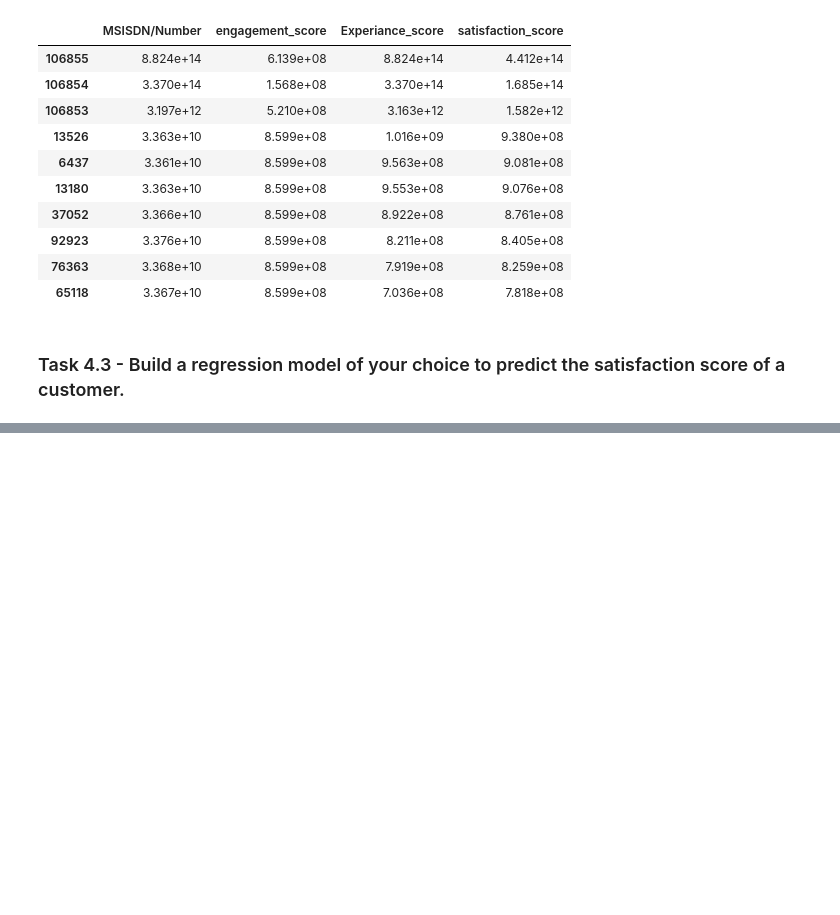
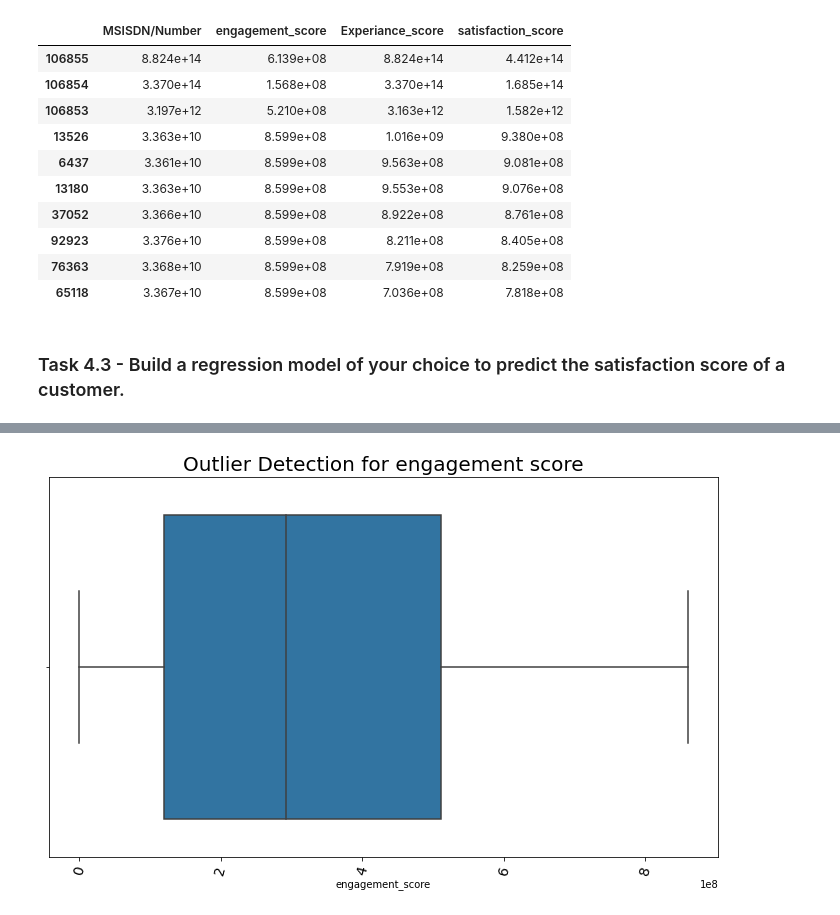
Before and after one commit to bereketkibru/User_Analytics_in_telecom, a Jupyter notebook: notebooks/Satisfaction Analysis.ipynb, the cells around one changed output, grey strips where cells are left out. Saved outputs shown, nothing was run; the diff lists cells and outputs as text; code cells hidden in the pictures; blank space fills up the shorter version.

```diff
--- a/notebooks/Satisfaction Analysis.ipynb
+++ b/notebooks/Satisfaction Analysis.ipynb
@@ -75,0 +146,4 @@ pred = linear_reg.predict(X)
+# %%
+plot_box(score_df, 'engagement_score', 'Outlier Detection for engagementscore')
+# %% [output]
+[figure, added]
```
Also changed, not shown: parts of 19 cells of this notebook.
